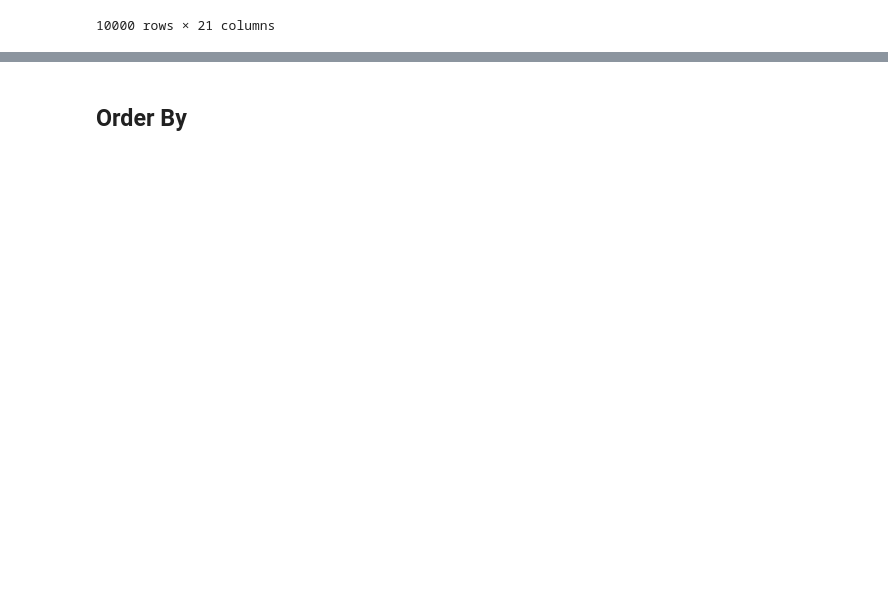
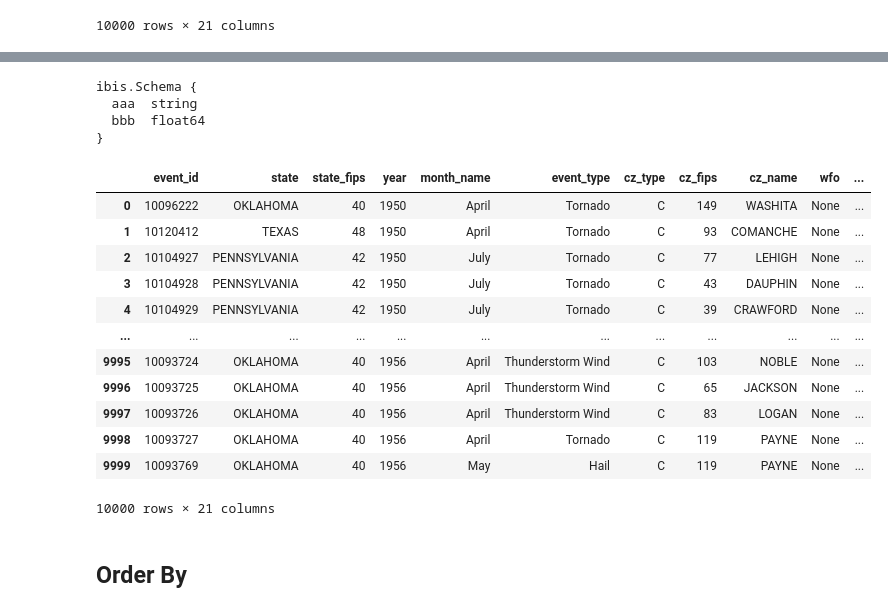
Before and after one commit to mebauer/ibis-basics, a Jupyter notebook: ibis-basics.ipynb, the cells around one changed output, grey strips where cells are left out. Drawn from its saved outputs; the diff is of its cells as text; code cells hidden in the pictures; blank space fills up the shorter version.

```diff
--- a/ibis-basics.ipynb
+++ b/ibis-basics.ipynb
@@ -315,3 +393,33 @@ storm_events.mutate(DAMAGE_PROPERTY_CONVERTED_K = conversion)
+# %%
+# sanity check
+renamed_table.schema()
+# %% [output]
+ibis.Schema {
+  aaa  string
+  bbb  float64
+}
+# %%
+# convert columns to lowercase, source: stackoverflow from Ian Cook
+table_cols_lower = storm_events.relabel(dict(zip(
+    storm_events.columns,
+    [x.lower() for x in storm_events.columns]
+)))
+
+table_cols_lower
+# %% [output]
+|  | event_id | state | state_fips | year | month_name | event_type | cz_type | cz_fips | cz_name | wfo | ... |
+| 0 | 10096222 | OKLAHOMA | 40 | 1950 | April | Tornado | C | 149 | WASHITA | None | ... |
+| 1 | 10120412 | TEXAS | 48 | 1950 | April | Tornado | C | 93 | COMANCHE | None | ... |
+| 2 | 10104927 | PENNSYLVANIA | 42 | 1950 | July | Tornado | C | 77 | LEHIGH | None | ... |
+| 3 | 10104928 | PENNSYLVANIA | 42 | 1950 | July | Tornado | C | 43 | DAUPHIN | None | ... |
+| 4 | 10104929 | PENNSYLVANIA | 42 | 1950 | July | Tornado | C | 39 | CRAWFORD | None | ... |
+| ... | ... | ... | ... | ... | ... | ... | ... | ... | ... | ... | ... |
+| 9995 | 10093724 | OKLAHOMA | 40 | 1956 | April | Thunderstorm Wind | C | 103 | NOBLE | None | ... |
+| 9996 | 10093725 | OKLAHOMA | 40 | 1956 | April | Thunderstorm Wind | C | 65 | JACKSON | None | ... |
+| 9997 | 10093726 | OKLAHOMA | 40 | 1956 | April | Thunderstorm Wind | C | 83 | LOGAN | None | ... |
+| 9998 | 10093727 | OKLAHOMA | 40 | 1956 | April | Tornado | C | 119 | PAYNE | None | ... |
+| 9999 | 10093769 | OKLAHOMA | 40 | 1956 | May | Hail | C | 119 | PAYNE | None | ... |
+10000 rows × 21 columns
 # %% [markdown]
 ## Order By
 # %%
```
Also changed, not shown: parts of 46 cells of this notebook, 1 other file.
